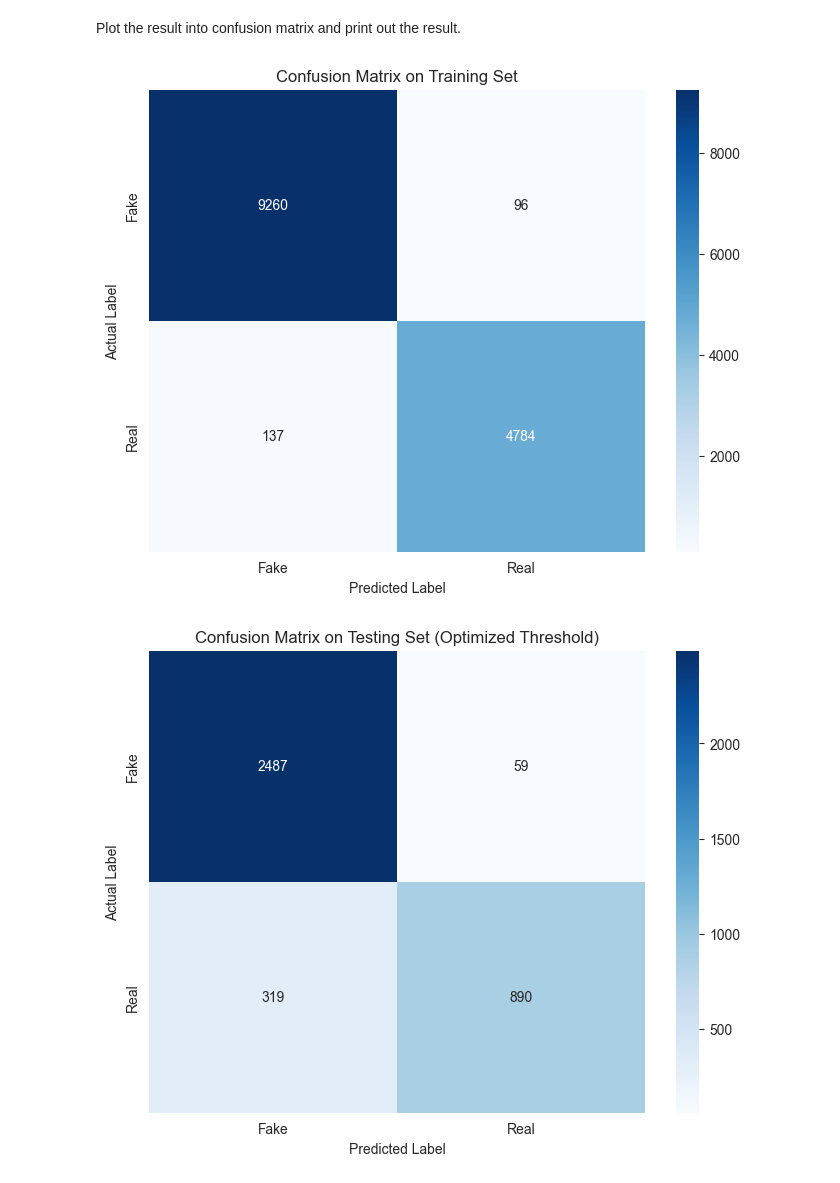
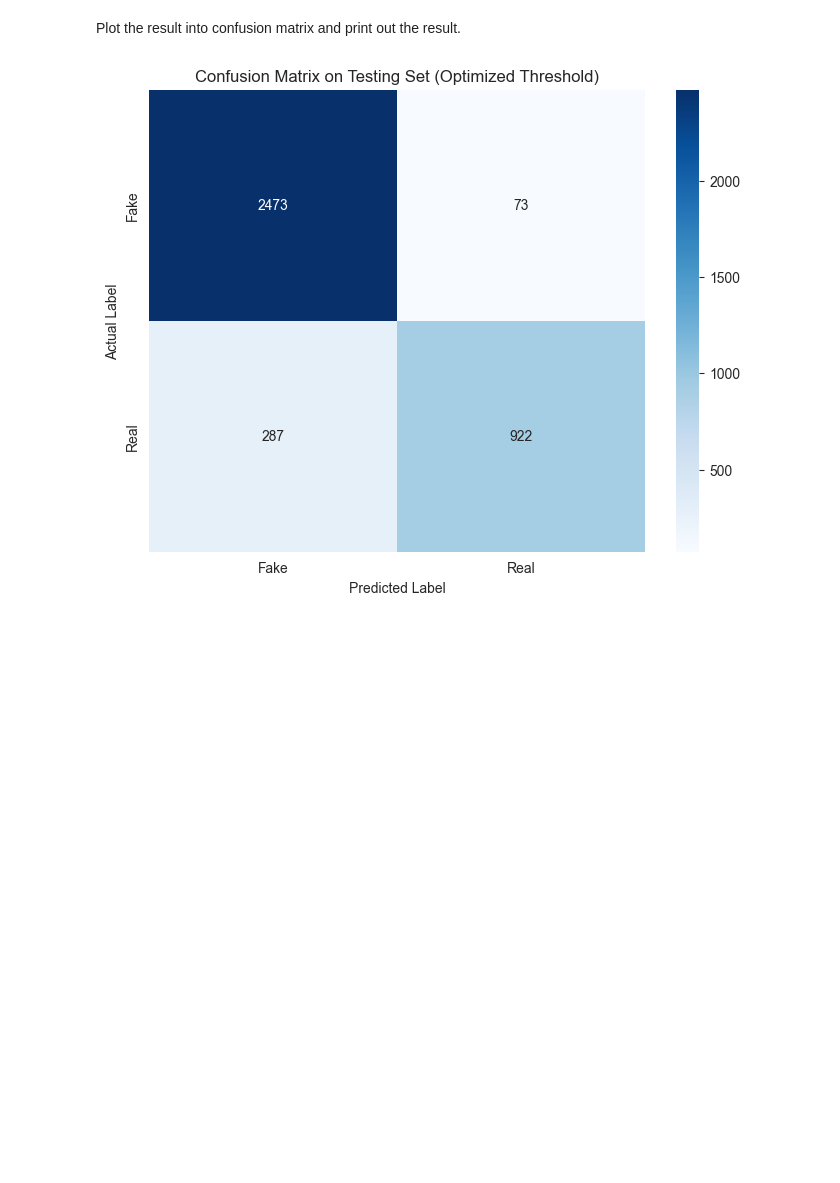
Before and after one commit to ShawnYao2000/Mediaeval-2015-Binary-Classification-Model, a Jupyter notebook: CODE/Jupyter/TFIDF+NaiveBayes.ipynb, the cells around one changed output. Saved outputs shown, nothing was run; the diff lists cells and outputs as text; code cells hidden in the pictures; blank space fills up the shorter version.

Commit message:
report completed

```diff
--- a/CODE/Jupyter/TFIDF+NaiveBayes.ipynb
+++ b/CODE/Jupyter/TFIDF+NaiveBayes.ipynb
@@ -149,11 +153,8 @@ pipeline_tfidf_bayes = Pipeline([
 
 # Set up the grid search
 parameters = {
-    'tfidf_vectorizer__ngram_range': [(1, 1), (1, 2), (1, 3)],
-    'tfidf_vectorizer__max_df': [0.4, 0.8],
-    'tfidf_vectorizer__min_df': [0.00005],
-    'tfidf_vectorizer__max_features': [1975],
-    'naive_bayes__alpha': [0.01, 1, 1.5, 2]
+    'tfidf_vectorizer__max_features': [3700],
+    'naive_bayes__alpha': [0.01, 0.05, 0.1, 0.2, 0.5, 0.7, 1, 1.5, 2],
 }
 grid_search = GridSearchCV(pipeline_tfidf_bayes, parameters, cv=10, n_jobs=-1, scoring='f1_weighted')
 # Train the model with grid search
@@ -191,39 +191,31 @@ optimal_threshold = thresholds[optimal_idx]
 y_pred_optimized = (y_scores >= optimal_threshold).astype(int)
 # Evaluate the model with the optimized threshold
 accuracy_tfidf_bayes = accuracy_score(y_test_binarized, y_pred_optimized)
-classification_rep_tfidf_bayes = classification_report(y_test_binarized, y_pred_optimized, zero_division=1, target_names=['fake', 'real'])
+classification_rep_tfidf_bayes = classification_report(y_test_binarized, y_pred_optimized, zero_division=1, target_names=['fake', 'real'], digits= 3)
 # Evaluate the model on the training set
 y_train_pred = best_model.predict(X_train)
-accuracy_train = accuracy_score(y_train, y_train_pred)
-classification_rep_train = classification_report(y_train, y_train_pred, zero_division=1)
 # %% [markdown]
 Plot the result into confusion matrix and print out the result.
 # %%
 # Confusion Matrix for the Training Set
 confusion_matrix_train = confusion_matrix(y_train, y_train_pred)
 # Confusion Matrix for the Testing Set (with Optimized Threshold)
 confusion_matrix_test = confusion_matrix(y_test_binarized, y_pred_optimized)
 def plot_confusion_matrix(conf_mat, title='Confusion Matrix', labels=['Fake', 'Real']):
     plt.figure(figsize=(8, 6))
     sns.heatmap(conf_mat, annot=True, fmt='g', cmap='Blues', xticklabels=labels, yticklabels=labels)
     plt.xlabel('Predicted Label')
     plt.ylabel('Actual Label')
     plt.title(title)
     plt.show()
 # Plot Confusion Matrix for Training Set
-plot_confusion_matrix(confusion_matrix_train, title='Confusion Matrix on Training Set')
+# plot_confusion_matrix(confusion_matrix_train, title='Confusion Matrix on Training Set')
 # Plot Confusion Matrix for Testing Set (Optimized Threshold)
 plot_confusion_matrix(confusion_matrix_test, title='Confusion Matrix on Testing Set (Optimized Threshold)')
-# Print the results for the training set
-print('Performance on Training Set:')
-print(f'Accuracy: {accuracy_train}')
-print('Classification Report:')
-print(classification_rep_train)
 # Print the results
 print('Performance on Testing Set')
 print(f'Accuracy: {accuracy_tfidf_bayes}')
 print('Classification Report:')
 print(classification_rep_tfidf_bayes)
 # %% [output]
-[figure, old version]
+[figure, new version]
-[figure, removed]
```
Also changed, not shown: parts of 4 cells of this notebook, 24 other files.
